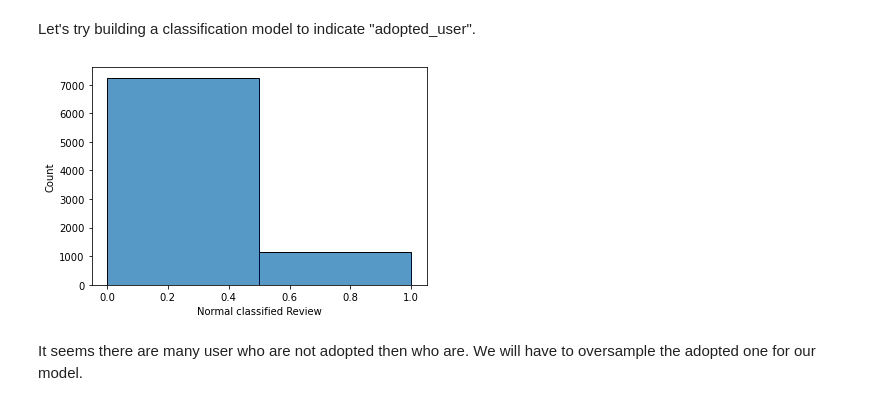
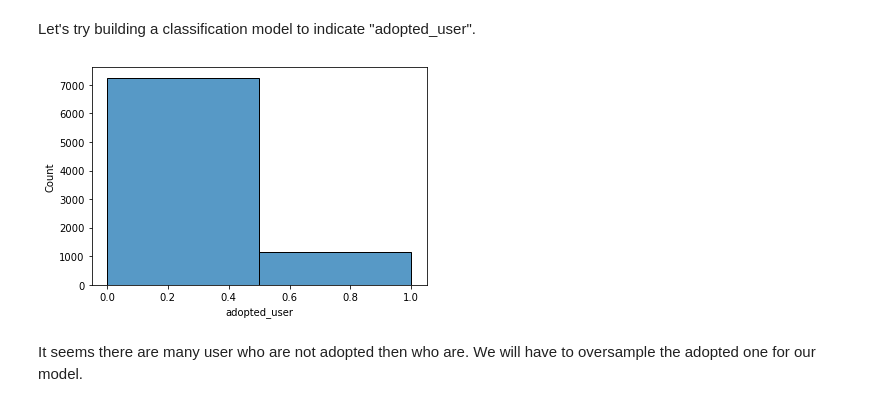
Before and after one commit to mnguyen494/relax_challenge, a Jupyter notebook: Relax Take Home Challege.ipynb, the cells around one changed output. Cells and saved outputs as stored; diff of their text form; code cells hidden in the pictures.

```diff
--- a/Relax Take Home Challege.ipynb
+++ b/Relax Take Home Challege.ipynb
@@ -240,11 +240,9 @@ y = takehome_users['adopted_user']
 X_train, X_test, y_train, y_test = train_test_split(X, y, test_size=0.3, random_state=332)
 # %%
 ax = sns.histplot(y_train, binwidth=0.5)
-ax.set( xlabel='Normal classified Review')
-plt.savefig("Classified_review_histogram_normal.png", bbox_inches="tight")
 plt.show()
 # %% [output]
-[figure, old version]
+[figure, new version]
 # %% [markdown]
 It seems there are many user who are not adopted then who are. We will have to oversample the adopted one for our model.
 # %%
```
Also changed, not shown: parts of 3 cells of this notebook, 1 other file.
